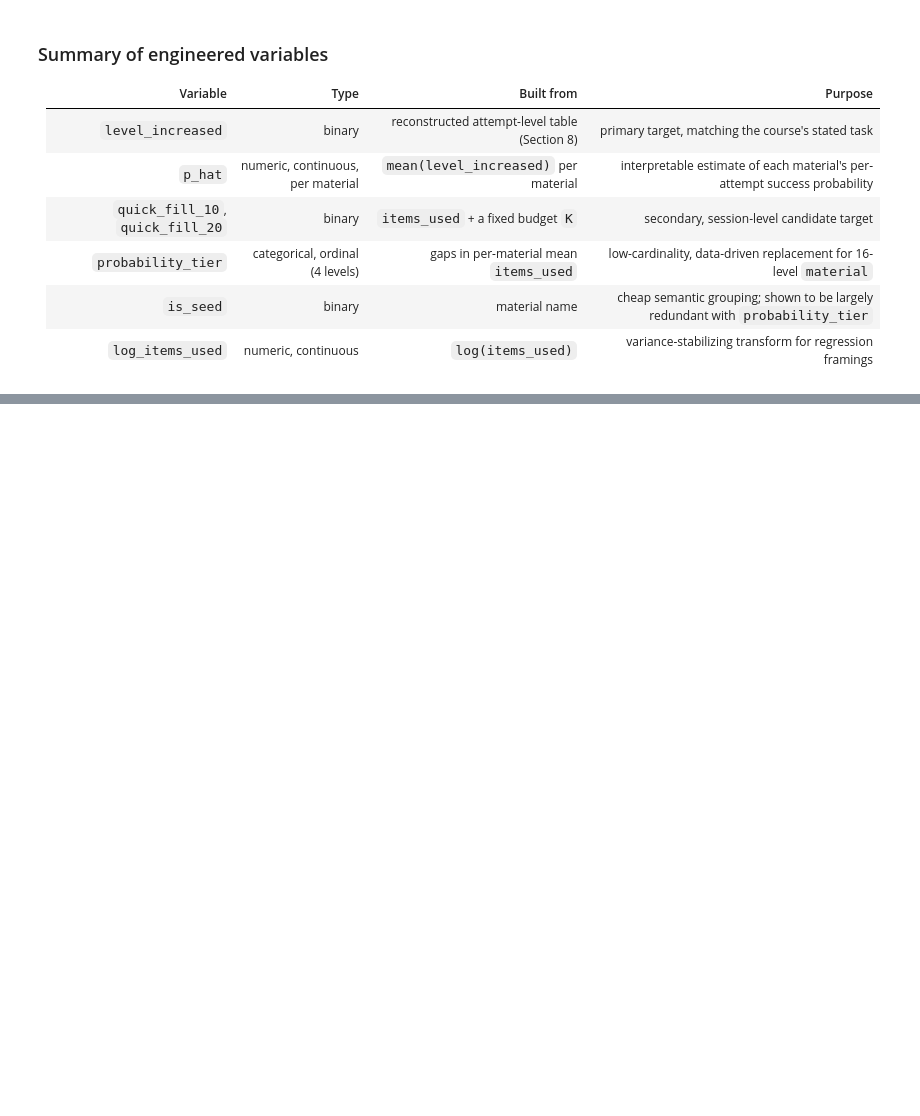
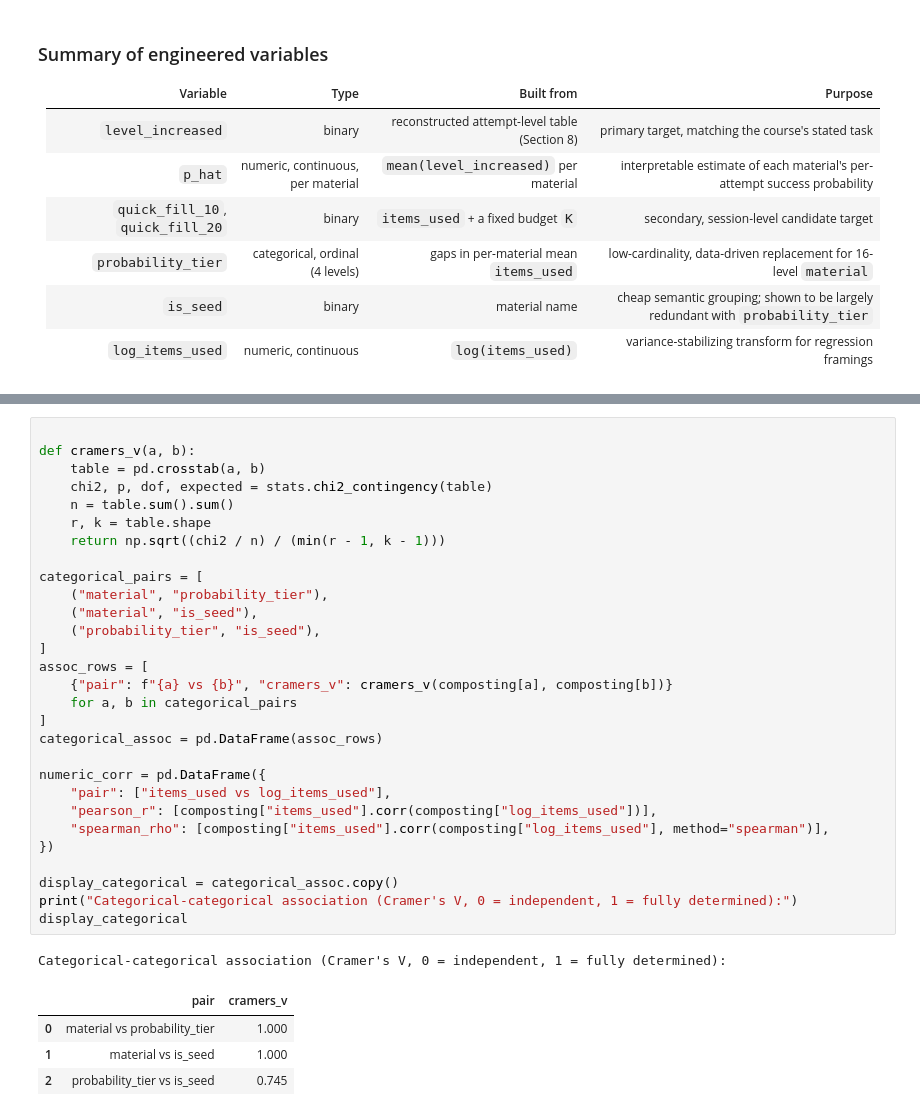
Before and after one commit to errodd/minecraft_composting_success_predictor, a Jupyter notebook: notebooks/01_eda.ipynb, the cells around one changed output, grey strips where cells are left out. Drawn from its saved outputs; the diff is of its cells as text; blank space fills up the shorter version.

```diff
--- a/notebooks/01_eda.ipynb
+++ b/notebooks/01_eda.ipynb
@@ -1202,0 +1153,35 @@ is why `probability_tier` remains necessary as a separate feature.
+# %%
+
+def cramers_v(a, b):
+    table = pd.crosstab(a, b)
+    chi2, p, dof, expected = stats.chi2_contingency(table)
+    n = table.sum().sum()
+    r, k = table.shape
+    return np.sqrt((chi2 / n) / (min(r - 1, k - 1)))
+
+categorical_pairs = [
+    ("material", "probability_tier"),
+    ("material", "is_seed"),
+    ("probability_tier", "is_seed"),
+]
+assoc_rows = [
+    {"pair": f"{a} vs {b}", "cramers_v": cramers_v(composting[a], composting[b])}
+    for a, b in categorical_pairs
+]
+categorical_assoc = pd.DataFrame(assoc_rows)
+
+numeric_corr = pd.DataFrame({
+    "pair": ["items_used vs log_items_used"],
+    "pearson_r": [composting["items_used"].corr(composting["log_items_used"])],
+    "spearman_rho": [composting["items_used"].corr(composting["log_items_used"], method="spearman")],
+})
+
+display_categorical = categorical_assoc.copy()
+print("Categorical-categorical association (Cramer's V, 0 = independent, 1 = fully determined):")
+display_categorical
+# %% [output]
+Categorical-categorical association (Cramer's V, 0 = independent, 1 = fully determined):
+|  | pair | cramers_v |
+| 0 | material vs probability_tier | 1.000 |
+| 1 | material vs is_seed | 1.000 |
+| 2 | probability_tier vs is_seed | 0.745 |
```
Also changed, not shown: parts of 24 cells of this notebook, 4 other files.
